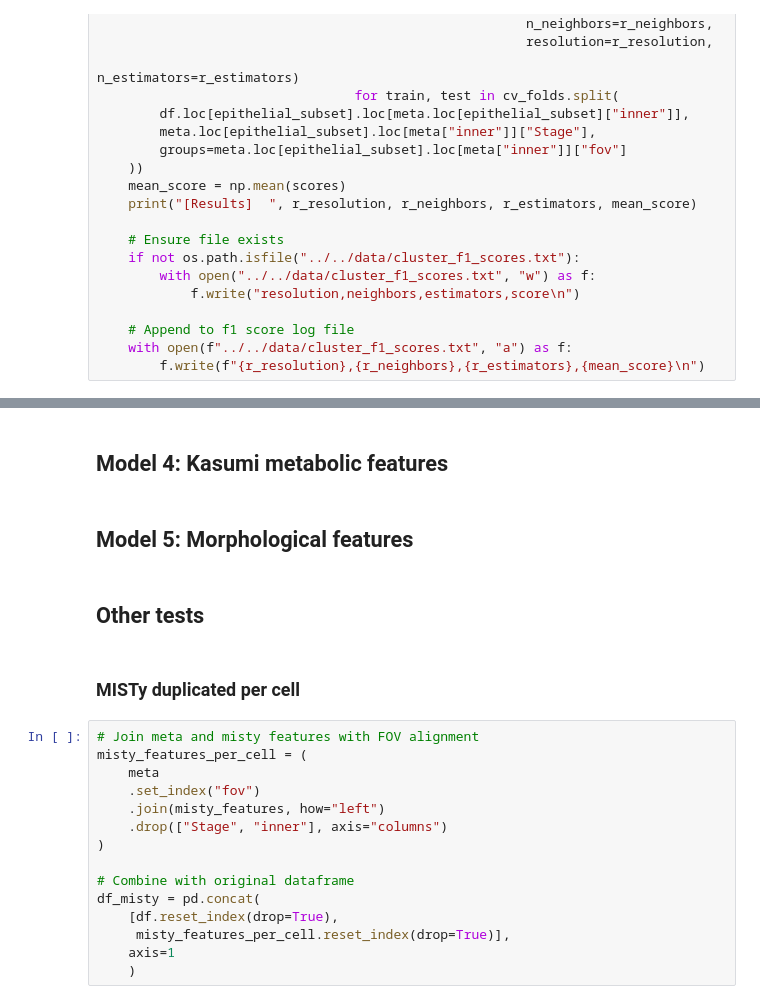
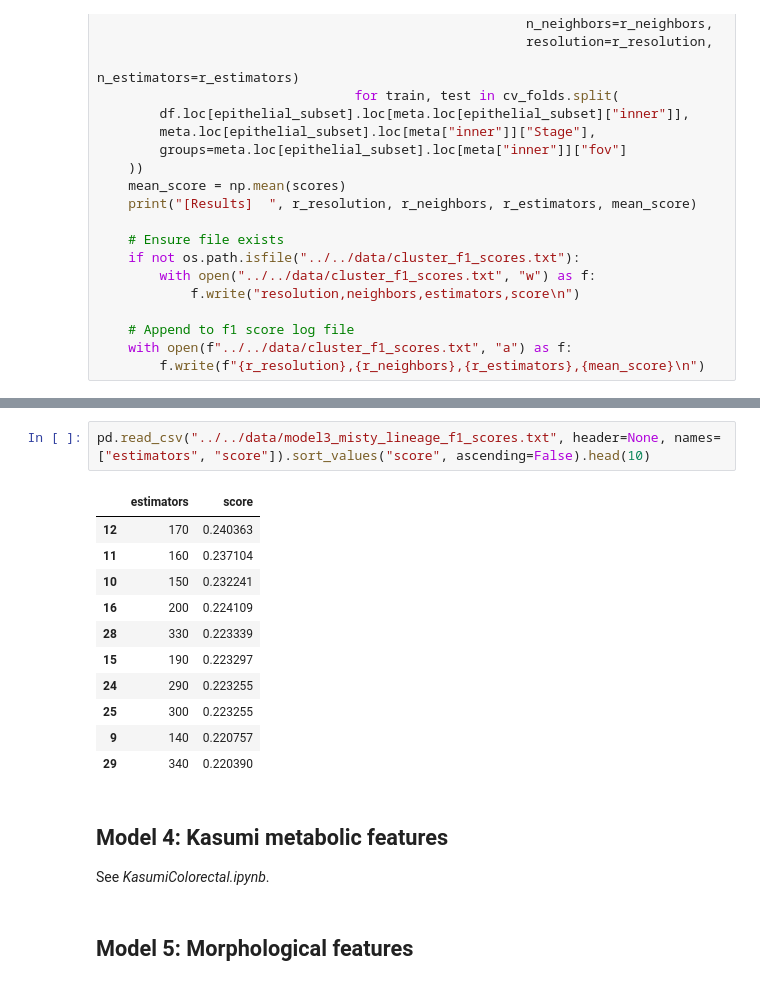
Before and after one commit to HartmannLab/MIBI-Analysis_Hamburg_CRC_TMA_2024, a Jupyter notebook: notebooks/spatial/StageXGB.ipynb, the cells around one changed output, grey strips where cells are left out. Cells and saved outputs as stored; diff of their text form.

```diff
--- a/notebooks/spatial/StageXGB.ipynb
+++ b/notebooks/spatial/StageXGB.ipynb
@@ -534,23 +554,19 @@ def process_fold_misty(train, test, n_estimators = 250):
+# %%
+pd.read_csv("../../data/model3_misty_lineage_f1_scores.txt", header=None, names=["estimators", "score"]).sort_values("score", ascending=False).head(10)
+# %% [output]
+|  | estimators | score |
+| 12 | 170 | 0.240363 |
+| 11 | 160 | 0.237104 |
+| 10 | 150 | 0.232241 |
+| 16 | 200 | 0.224109 |
+| 28 | 330 | 0.223339 |
+| 15 | 190 | 0.223297 |
+| 24 | 290 | 0.223255 |
+| 25 | 300 | 0.223255 |
+| 9 | 140 | 0.220757 |
+| 29 | 340 | 0.220390 |
 # %% [markdown]
 ## Model 4: Kasumi metabolic features
+See *KasumiColorectal.ipynb*.
 # %% [markdown]
 ## Model 5: Morphological features
-# %% [markdown]
-## Other tests
-# %% [markdown]
-### MISTy duplicated per cell
-# %%
-# Join meta and misty features with FOV alignment
-misty_features_per_cell = (
-    meta
-    .set_index("fov")
-    .join(misty_features, how="left")
-    .drop(["Stage", "inner"], axis="columns")
-)
-
-# Combine with original dataframe
-df_misty = pd.concat(
-    [df.reset_index(drop=True),
-     misty_features_per_cell.reset_index(drop=True)],
-    axis=1
-    )
```
Also changed, not shown: parts of 40 cells of this notebook.
